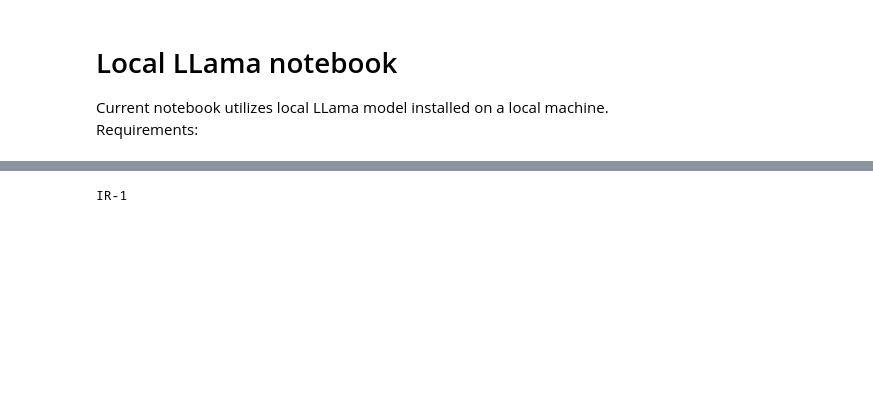
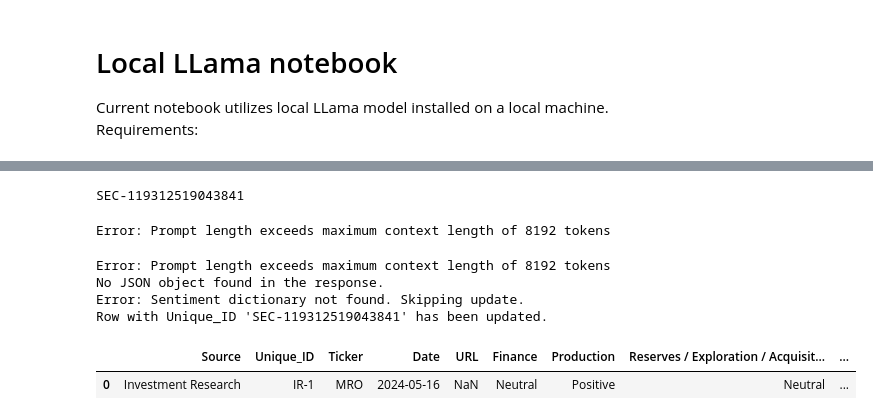
Before and after one commit to Kussil/Financial_Sentiment_LLM, a Jupyter notebook: 03_Sentiment_Analysis/Revised_notebooks/Prompt_local_Llama.ipynb, the cells around one changed output, grey strips where cells are left out. Cells and saved outputs as stored; diff of their text form; code cells hidden in the pictures; blank space fills up the shorter version.

Commit message:
modeling Llama

```diff
--- a/03_Sentiment_Analysis/Revised_notebooks/Prompt_local_Llama.ipynb
+++ b/03_Sentiment_Analysis/Revised_notebooks/Prompt_local_Llama.ipynb
@@ -27,7 +27,7 @@ CATEGORIES = [
         "Alternative Energy / Lower Carbon",
         "Oil Price / Natural Gas Price / Gasoline Price"]
 
-SENTIMENT_RESULTS_FILE_PATH = 'LLama_model_sentiment_analysis_results.csv'
+SENTIMENT_RESULTS_FILE_PATH = 'Full_data_LLama_model_sentiment_analysis_results.csv'
 
 ROWS_TO_DROP = ['PQ-2840736837']
 # %%
@@ -53,9 +50,9 @@ Created and saved an empty sentiment analysis DataFrame to LLama_model_sentiment
 # %%
-# # Find the first unique ID with empty values
-# unique_id = ds.find_first_unique_id_with_empty_values(SENTIMENT_RESULTS_FILE_PATH, CATEGORIES)
-# print(unique_id)
+# Find the first unique ID with empty values
+unique_id = ds.find_first_unique_id_with_empty_values(SENTIMENT_RESULTS_FILE_PATH, CATEGORIES)
+print(unique_id)
 # %% [output]
-IR-1
+SEC-119312519043841
 # %%
 # Get LLama inputs
 company, source, headline, text = ds.get_model_inputs(text_df, unique_id)
@@ -86,11 +84,34 @@ Output only the EXACT dictionary format:
+# %%
+response = ls.get_ollama_response(text, TEMPLATE)
+print(response)
+# %% [output]
+Error: Prompt length exceeds maximum context length of 8192 tokens
 # %%
-# response = ls.get_ollama_response(text, TEMPLATE)
-# sentiment_dict = ds.extract_and_convert_to_dict(response)
-## Check if sentiment_dict is a dictionary before updating the CSV
-# if isinstance(sentiment_dict, dict):
-#     ds.update_csv(SENTIMENT_RESULTS_FILE_PATH, unique_id, sentiment_dict)
-# else:
-#     print("Error: Sentiment dictionary not found. Skipping update.")
+response = ls.get_ollama_response(text, TEMPLATE)
+print(response)
+sentiment_dict = ds.extract_and_convert_to_dict(response)
+print(sentiment_dict)
+# Check if sentiment_dict is a dictionary before updating the CSV
+# Check if sentiment_dict is a dictionary before updating the CSV
+if isinstance(sentiment_dict, dict):
+    ds.update_csv(SENTIMENT_RESULTS_FILE_PATH, unique_id, sentiment_dict)
+else:
+    print("Error: Sentiment dictionary not found. Skipping update.")
+    # Create a dictionary with 'No JSON found' for each category
+    sentiment_dict = {category: "No JSON found" for category in CATEGORIES}
+    ds.update_csv(SENTIMENT_RESULTS_FILE_PATH, unique_id, sentiment_dict)
+# %% [output]
+Error: Prompt length exceeds maximum context length of 8192 tokens
+No JSON object found in the response.
+Error: Sentiment dictionary not found. Skipping update.
+Row with Unique_ID 'SEC-119312519043841' has been updated.
+# %%
+import pandas as pd
+review_df = pd.read_csv(SENTIMENT_RESULTS_FILE_PATH)
+review_df.query('Unique_ID == "IR-1"')
+# %% [output]
+|  | Source | Unique_ID | Ticker | Date | URL | Finance | Production | Reserves / Exploration / Acquisit... | ... |
+| 0 | Investment Research | IR-1 | MRO | 2024-05-16 | NaN | Neutral | Positive | Neutral | ... |
 # %%
 # Main Loop
 start_time = time.time()
```
Also changed, not shown: parts of 6 cells of this notebook, 8 other files.
